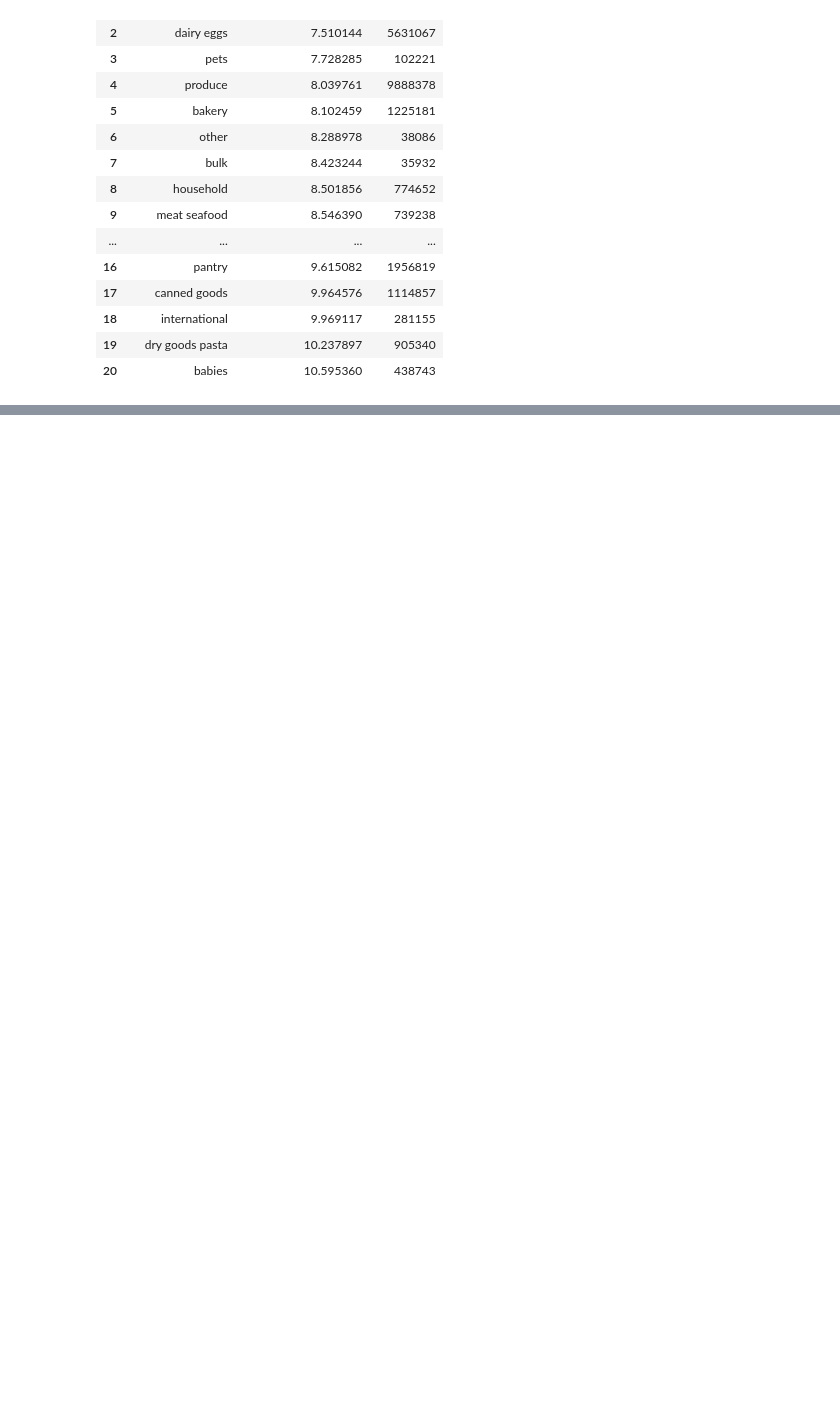
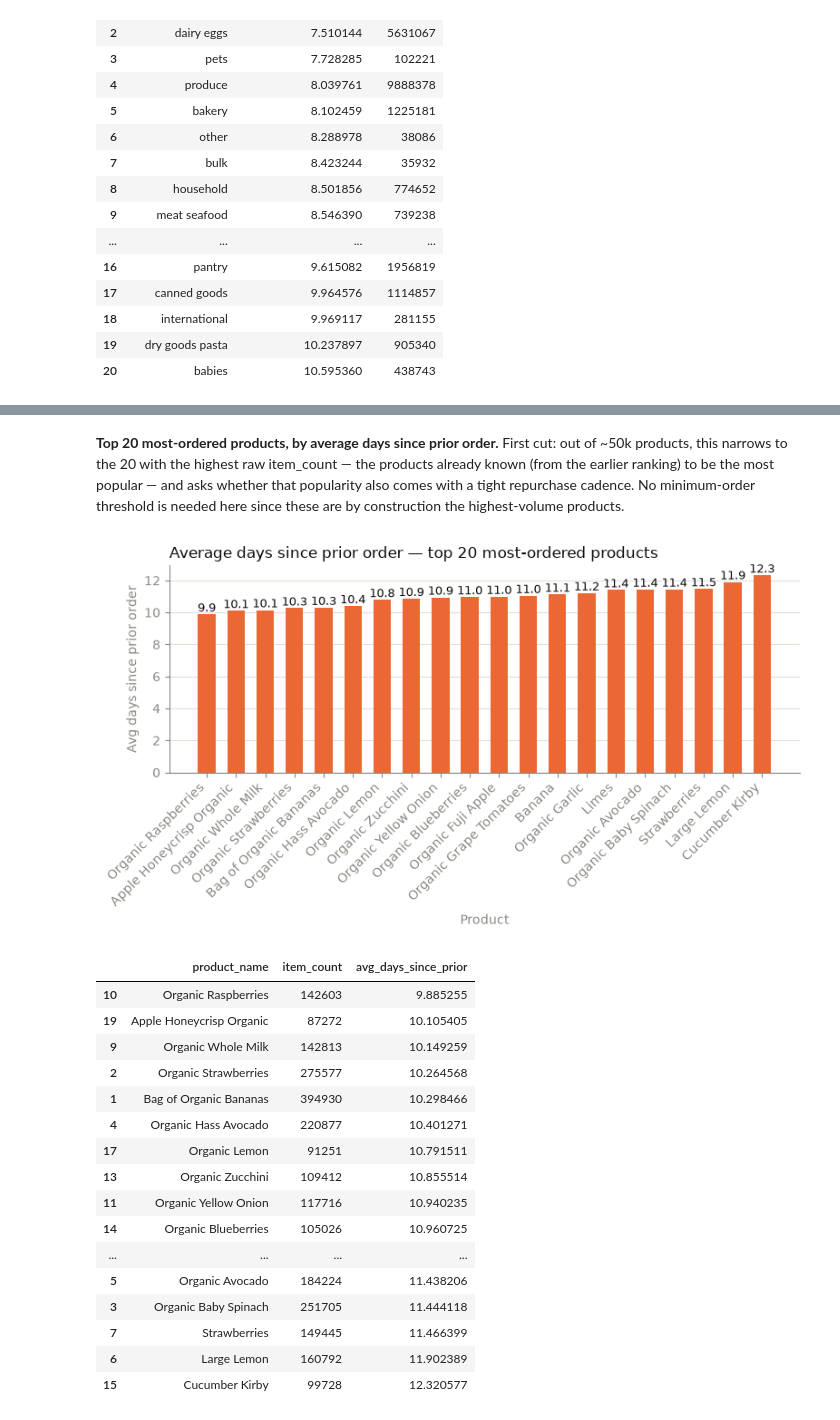
Before and after one commit to jennyhwo85-lgtm/module-2-project-instacart-analytics, a Jupyter notebook: notebook/EDA_01.ipynb, the cells around one changed output, grey strips where cells are left out. Cells and saved outputs as stored; diff of their text form; code cells hidden in the pictures; blank space fills up the shorter version.

```diff
--- a/notebook/EDA_01.ipynb
+++ b/notebook/EDA_01.ipynb
@@ -442,0 +654,46 @@ product_atc_combined[["product_name", "avg_add_to_cart_order", "item_count", "gr
+# %% [markdown]
+**Top 20 most-ordered products, by average days since prior order.** First cut: out of ~50k products, this narrows to the 20 with the highest raw item_count — the products already known (from the earlier ranking) to be the most popular — and asks whether that popularity also comes with a tight repurchase cadence. No minimum-order threshold is needed here since these are by construction the highest-volume products.
+# %%
+product_days_since_prior = db.sql("""
+    select
+        p.product_name,
+        count(*) as item_count,
+        avg(f.days_since_prior_order) as avg_days_since_prior
+    from fact_order_items f
+    join dim_products p on f.product_id = p.product_id
+    group by p.product_name
+    order by item_count desc
+    limit 20
+""").df().sort_values("avg_days_since_prior")
+
+bar_chart(
+    product_days_since_prior["product_name"],
+    product_days_since_prior["avg_days_since_prior"],
+    color=ORANGE,
+    title="Average days since prior order — top 20 most-ordered products",
+    xlabel="Product",
+    ylabel="Avg days since prior order",
+    value_fmt="{:,.1f}",
+    rotate_x=45,
+)
+
+product_days_since_prior[["product_name", "item_count", "avg_days_since_prior"]]
+# %% [output]
+[figure, added]
+|  | product_name | item_count | avg_days_since_prior |
+| 10 | Organic Raspberries | 142603 | 9.885255 |
+| 19 | Apple Honeycrisp Organic | 87272 | 10.105405 |
+| 9 | Organic Whole Milk | 142813 | 10.149259 |
+| 2 | Organic Strawberries | 275577 | 10.264568 |
+| 1 | Bag of Organic Bananas | 394930 | 10.298466 |
+| 4 | Organic Hass Avocado | 220877 | 10.401271 |
+| 17 | Organic Lemon | 91251 | 10.791511 |
+| 13 | Organic Zucchini | 109412 | 10.855514 |
+| 11 | Organic Yellow Onion | 117716 | 10.940235 |
+| 14 | Organic Blueberries | 105026 | 10.960725 |
+| ... | ... | ... | ... |
+| 5 | Organic Avocado | 184224 | 11.438206 |
+| 3 | Organic Baby Spinach | 251705 | 11.444118 |
+| 7 | Strawberries | 149445 | 11.466399 |
+| 6 | Large Lemon | 160792 | 11.902389 |
+| 15 | Cucumber Kirby | 99728 | 12.320577 |
```
Also changed, not shown: parts of 20 cells of this notebook.
